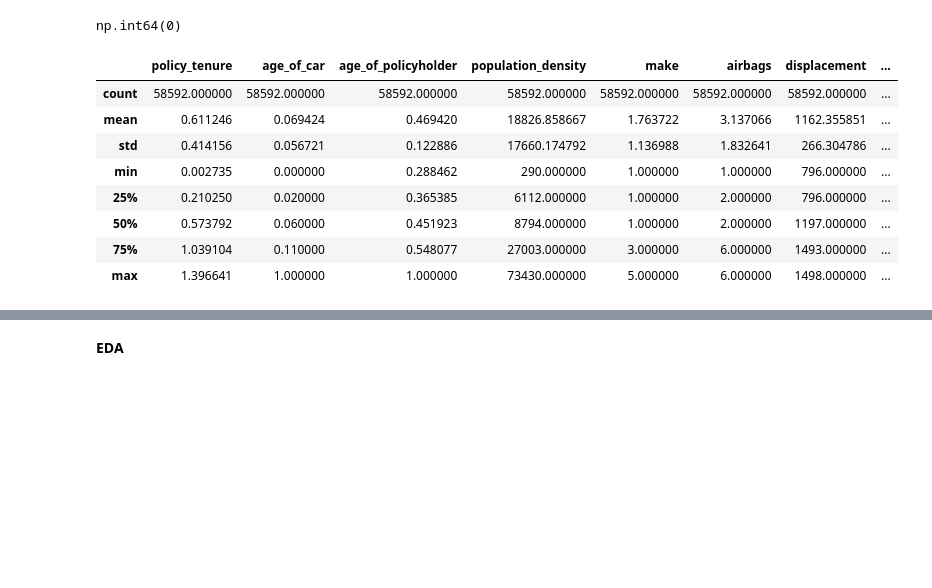
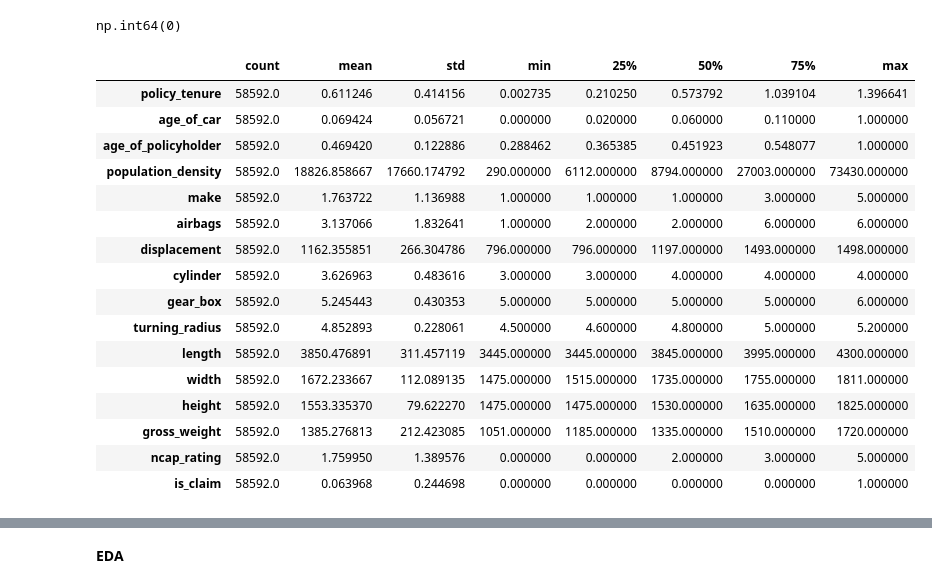
Before and after one commit to aimeele97/insurance_claim_analysis_model, a Jupyter notebook: insuranceclaim.ipynb, the cells around one changed output, grey strips where cells are left out. Drawn from its saved outputs; the diff is of its cells as text; code cells hidden in the pictures; blank space fills up the shorter version.

```diff
--- a/insuranceclaim.ipynb
+++ b/insuranceclaim.ipynb
@@ -51,15 +51,23 @@ df.duplicated().sum()
 # %% [output]
 np.int64(0)
 # %%
-df.describe()
+df.describe().T
 # %% [output]
-|  | policy_tenure | age_of_car | age_of_policyholder | population_density | make | airbags | displacement | ... |
-| count | 58592.000000 | 58592.000000 | 58592.000000 | 58592.000000 | 58592.000000 | 58592.000000 | 58592.000000 | ... |
-| mean | 0.611246 | 0.069424 | 0.469420 | 18826.858667 | 1.763722 | 3.137066 | 1162.355851 | ... |
-| std | 0.414156 | 0.056721 | 0.122886 | 17660.174792 | 1.136988 | 1.832641 | 266.304786 | ... |
-| min | 0.002735 | 0.000000 | 0.288462 | 290.000000 | 1.000000 | 1.000000 | 796.000000 | ... |
-| 25% | 0.210250 | 0.020000 | 0.365385 | 6112.000000 | 1.000000 | 2.000000 | 796.000000 | ... |
-| 50% | 0.573792 | 0.060000 | 0.451923 | 8794.000000 | 1.000000 | 2.000000 | 1197.000000 | ... |
-| 75% | 1.039104 | 0.110000 | 0.548077 | 27003.000000 | 3.000000 | 6.000000 | 1493.000000 | ... |
-| max | 1.396641 | 1.000000 | 1.000000 | 73430.000000 | 5.000000 | 6.000000 | 1498.000000 | ... |
+|  | count | mean | std | min | 25% | 50% | 75% | max |
+| policy_tenure | 58592.0 | 0.611246 | 0.414156 | 0.002735 | 0.210250 | 0.573792 | 1.039104 | 1.396641 |
+| age_of_car | 58592.0 | 0.069424 | 0.056721 | 0.000000 | 0.020000 | 0.060000 | 0.110000 | 1.000000 |
+| age_of_policyholder | 58592.0 | 0.469420 | 0.122886 | 0.288462 | 0.365385 | 0.451923 | 0.548077 | 1.000000 |
+| population_density | 58592.0 | 18826.858667 | 17660.174792 | 290.000000 | 6112.000000 | 8794.000000 | 27003.000000 | 73430.000000 |
+| make | 58592.0 | 1.763722 | 1.136988 | 1.000000 | 1.000000 | 1.000000 | 3.000000 | 5.000000 |
+| airbags | 58592.0 | 3.137066 | 1.832641 | 1.000000 | 2.000000 | 2.000000 | 6.000000 | 6.000000 |
+| displacement | 58592.0 | 1162.355851 | 266.304786 | 796.000000 | 796.000000 | 1197.000000 | 1493.000000 | 1498.000000 |
+| cylinder | 58592.0 | 3.626963 | 0.483616 | 3.000000 | 3.000000 | 4.000000 | 4.000000 | 4.000000 |
+| gear_box | 58592.0 | 5.245443 | 0.430353 | 5.000000 | 5.000000 | 5.000000 | 5.000000 | 6.000000 |
+| turning_radius | 58592.0 | 4.852893 | 0.228061 | 4.500000 | 4.600000 | 4.800000 | 5.000000 | 5.200000 |
+| length | 58592.0 | 3850.476891 | 311.457119 | 3445.000000 | 3445.000000 | 3845.000000 | 3995.000000 | 4300.000000 |
+| width | 58592.0 | 1672.233667 | 112.089135 | 1475.000000 | 1515.000000 | 1735.000000 | 1755.000000 | 1811.000000 |
+| height | 58592.0 | 1553.335370 | 79.622270 | 1475.000000 | 1475.000000 | 1530.000000 | 1635.000000 | 1825.000000 |
+| gross_weight | 58592.0 | 1385.276813 | 212.423085 | 1051.000000 | 1185.000000 | 1335.000000 | 1510.000000 | 1720.000000 |
+| ncap_rating | 58592.0 | 1.759950 | 1.389576 | 0.000000 | 0.000000 | 2.000000 | 3.000000 | 5.000000 |
+| is_claim | 58592.0 | 0.063968 | 0.244698 | 0.000000 | 0.000000 | 0.000000 | 0.000000 | 1.000000 |
 # %%
```
Also changed, not shown: parts of 47 cells of this notebook.
